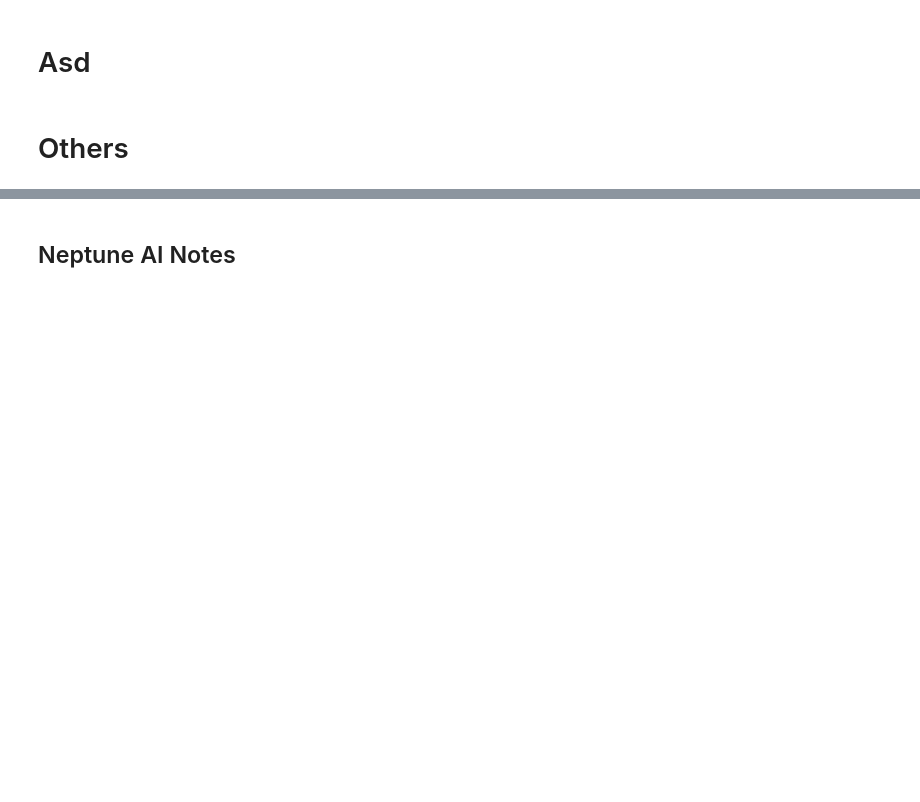
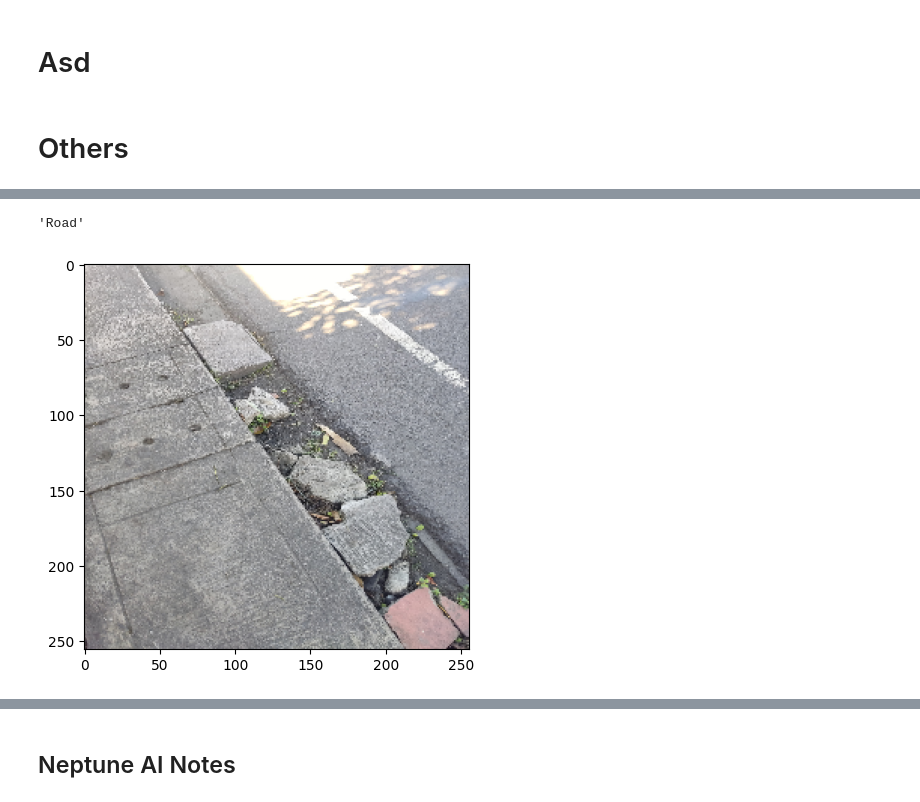
Before and after one commit to RiceWater/Neptune-Thesis-KFolds, a Jupyter notebook: neptune.ipynb, the cells around one changed output, grey strips where cells are left out. Saved outputs shown, nothing was run; the diff lists cells and outputs as text; code cells hidden in the pictures; blank space fills up the shorter version.

```diff
--- a/neptune.ipynb
+++ b/neptune.ipynb
@@ -480,0 +488,4 @@ for j, metric in enumerate(eval_metrics):
+# %%
+# For seeing dataset quality
+real_image("D:\\DATASETS\\For-Thesis\\Labels\\Road\\.trashed-1711523020-IMG_20240226_150332.jpg")
+# %% [output]
@@ -480,0 +494,2 @@ for j, metric in enumerate(eval_metrics):
+'Road'
+[figure, added]
```
Also changed, not shown: parts of 18 cells of this notebook, 4 other files.
